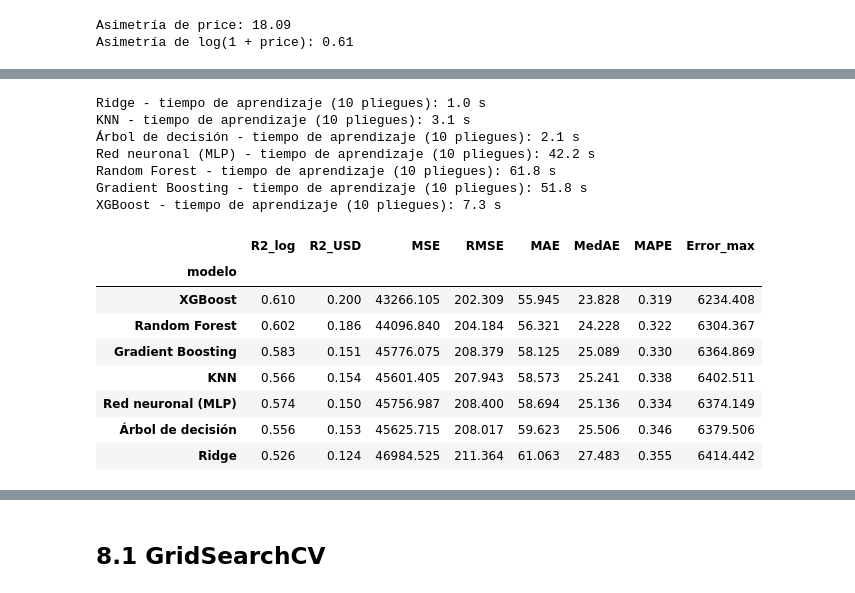
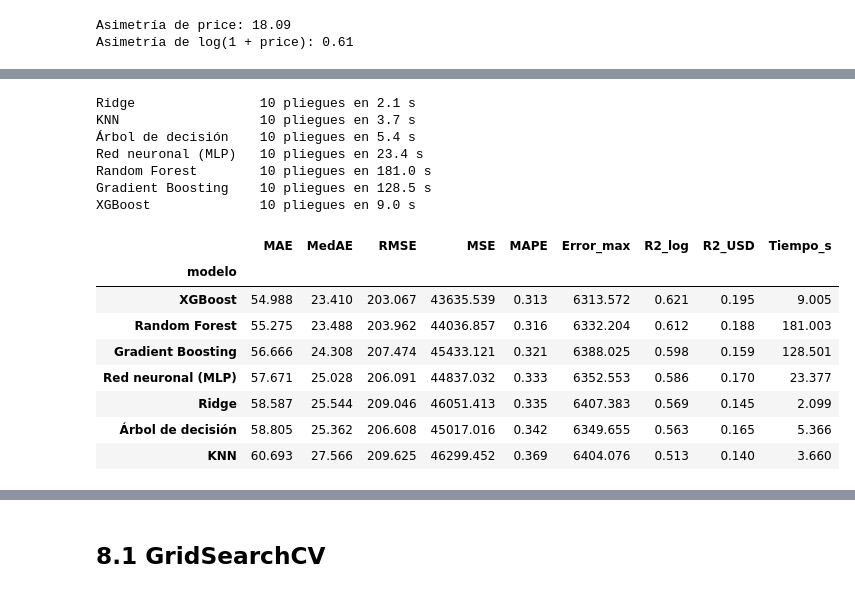
Before and after one commit to ilc2308/AIRBNB_streamlit, a Jupyter notebook: notebooks/Modelo_Airbnb_NYC.ipynb, the cells around one changed output, grey strips where cells are left out. Drawn from its saved outputs; the diff is of its cells as text; code cells hidden in the pictures.

```diff
--- a/notebooks/Modelo_Airbnb_NYC.ipynb
+++ b/notebooks/Modelo_Airbnb_NYC.ipynb
@@ -269,58 +189,54 @@ Se aplica **validación cruzada de 10 pliegues** (*K-Fold*) sobre el 70 % de ent
 # %%
 def calcular_medidas(y_real, y_pred):
-    medidas = {}
-    medidas['R2_log'] = r2_score(np.log1p(y_real), np.log1p(y_pred))
-    medidas['R2_USD'] = r2_score(y_real, y_pred)
-    medidas['MSE'] = mean_squared_error(y_real, y_pred)
-    medidas['RMSE'] = np.sqrt(mean_squared_error(y_real, y_pred))
-    medidas['MAE'] = mean_absolute_error(y_real, y_pred)
-    medidas['MedAE'] = median_absolute_error(y_real, y_pred)
-    medidas['MAPE'] = mean_absolute_percentage_error(y_real, y_pred)
-    medidas['Error_max'] = max_error(y_real, y_pred)
-    return medidas
+    return {
+        'MAE': mean_absolute_error(y_real, y_pred),
+        'MedAE': median_absolute_error(y_real, y_pred),
+        'RMSE': np.sqrt(mean_squared_error(y_real, y_pred)),
+        'MSE': mean_squared_error(y_real, y_pred),
+        'MAPE': mean_absolute_percentage_error(y_real, y_pred),
+        'Error_max': max_error(y_real, y_pred),
+        'R2_log': r2_score(np.log1p(y_real), np.log1p(y_pred)),
+        'R2_USD': r2_score(y_real, y_pred),
+    }
 
 
-# Validación cruzada de 10 pliegues sobre el 70 % de entrenamiento
 kfold = KFold(n_splits=10, shuffle=True, random_state=42)
 resultados = []
+tiempos = {}
 
 for nombre, modelo in modelos.items():
     inicio = time.time()
-    pliegue = 1
-    for indices_ent, indices_val in kfold.split(X_train):
-        X_ent, X_val = X_train.iloc[indices_ent], X_train.iloc[indices_val]
-        y_ent, y_val = y_train.iloc[indices_ent], y_train.iloc[indices_val]
-
-        pipe = crear_pipeline(modelo)
-        pipe.fit(X_ent, y_ent)
-        medidas = calcular_medidas(y_val, pipe.predict(X_val))
-        medidas['modelo'] = nombre
-        medidas['pliegue'] = pliegue
+    for pliegue, (idx_ent, idx_val) in enumerate(kfold.split(X_train), start=1):
+        pipe = construir_pipeline(modelo)
+        pipe.fit(X_train.iloc[idx_ent], y_train.iloc[idx_ent])
+        medidas = calcular_medidas(y_train.iloc[idx_val], pipe.predict(X_train.iloc[idx_val]))
+        medidas.update({'modelo': nombre, 'pliegue': pliegue})
         resultados.append(medidas)
-        pliegue = pliegue + 1
-    print(nombre, '- tiempo de aprendizaje (10 pliegues):', round(time.time() - inicio, 1), 's')
+    tiempos[nombre] = time.time() - inicio
+    print(f'{nombre:<20} 10 pliegues en {tiempos[nombre]:.1f} s')
 
 resultados_cv = pd.DataFrame(resultados)
 # %% [output]
-Ridge - tiempo de aprendizaje (10 pliegues): 1.0 s
-KNN - tiempo de aprendizaje (10 pliegues): 3.1 s
-Árbol de decisión - tiempo de aprendizaje (10 pliegues): 2.1 s
-Red neuronal (MLP) - tiempo de aprendizaje (10 pliegues): 42.2 s
-Random Forest - tiempo de aprendizaje (10 pliegues): 61.8 s
-Gradient Boosting - tiempo de aprendizaje (10 pliegues): 51.8 s
-XGBoost - tiempo de aprendizaje (10 pliegues): 7.3 s
+Ridge                10 pliegues en 2.1 s
+KNN                  10 pliegues en 3.7 s
+Árbol de decisión    10 pliegues en 5.4 s
+Red neuronal (MLP)   10 pliegues en 23.4 s
+Random Forest        10 pliegues en 181.0 s
+Gradient Boosting    10 pliegues en 128.5 s
+XGBoost              10 pliegues en 9.0 s
 # %%
-# Promedio de las medidas en los 10 pliegues, ordenado por MAE
+# Promedio de las medidas en los 10 pliegues, ordenado por MAE (menor es mejor)
 resumen = resultados_cv.drop(columns='pliegue').groupby('modelo').mean().sort_values('MAE')
+resumen['Tiempo_s'] = pd.Series(tiempos)
 resumen.round(3)
 # %% [output]
-|  | R2_log | R2_USD | MSE | RMSE | MAE | MedAE | MAPE | Error_max |
-| modelo |  |  |  |  |  |  |  |  |
-| XGBoost | 0.610 | 0.200 | 43266.105 | 202.309 | 55.945 | 23.828 | 0.319 | 6234.408 |
-| Random Forest | 0.602 | 0.186 | 44096.840 | 204.184 | 56.321 | 24.228 | 0.322 | 6304.367 |
-| Gradient Boosting | 0.583 | 0.151 | 45776.075 | 208.379 | 58.125 | 25.089 | 0.330 | 6364.869 |
-| KNN | 0.566 | 0.154 | 45601.405 | 207.943 | 58.573 | 25.241 | 0.338 | 6402.511 |
-| Red neuronal (MLP) | 0.574 | 0.150 | 45756.987 | 208.400 | 58.694 | 25.136 | 0.334 | 6374.149 |
-| Árbol de decisión | 0.556 | 0.153 | 45625.715 | 208.017 | 59.623 | 25.506 | 0.346 | 6379.506 |
-| Ridge | 0.526 | 0.124 | 46984.525 | 211.364 | 61.063 | 27.483 | 0.355 | 6414.442 |
+|  | MAE | MedAE | RMSE | MSE | MAPE | Error_max | R2_log | R2_USD | Tiempo_s |
+| modelo |  |  |  |  |  |  |  |  |  |
+| XGBoost | 54.988 | 23.410 | 203.067 | 43635.539 | 0.313 | 6313.572 | 0.621 | 0.195 | 9.005 |
+| Random Forest | 55.275 | 23.488 | 203.962 | 44036.857 | 0.316 | 6332.204 | 0.612 | 0.188 | 181.003 |
+| Gradient Boosting | 56.666 | 24.308 | 207.474 | 45433.121 | 0.321 | 6388.025 | 0.598 | 0.159 | 128.501 |
+| Red neuronal (MLP) | 57.671 | 25.028 | 206.091 | 44837.032 | 0.333 | 6352.553 | 0.586 | 0.170 | 23.377 |
+| Ridge | 58.587 | 25.544 | 209.046 | 46051.413 | 0.335 | 6407.383 | 0.569 | 0.145 | 2.099 |
+| Árbol de decisión | 58.805 | 25.362 | 206.608 | 45017.016 | 0.342 | 6349.655 | 0.563 | 0.165 | 5.366 |
+| KNN | 60.693 | 27.566 | 209.625 | 46299.452 | 0.369 | 6404.076 | 0.513 | 0.140 | 3.660 |
 # %%
```
Also changed, not shown: parts of 75 cells of this notebook, 10 other files.
